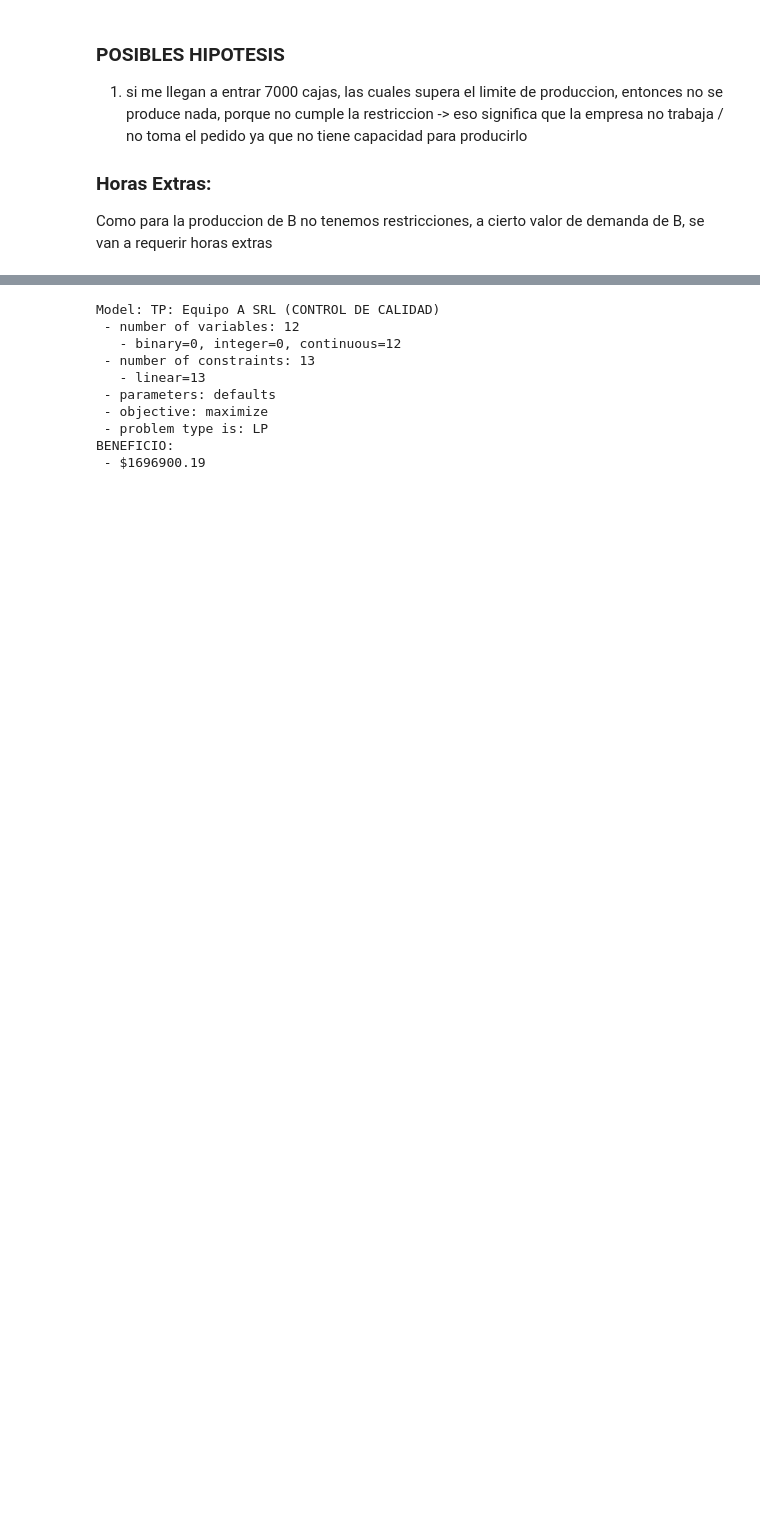
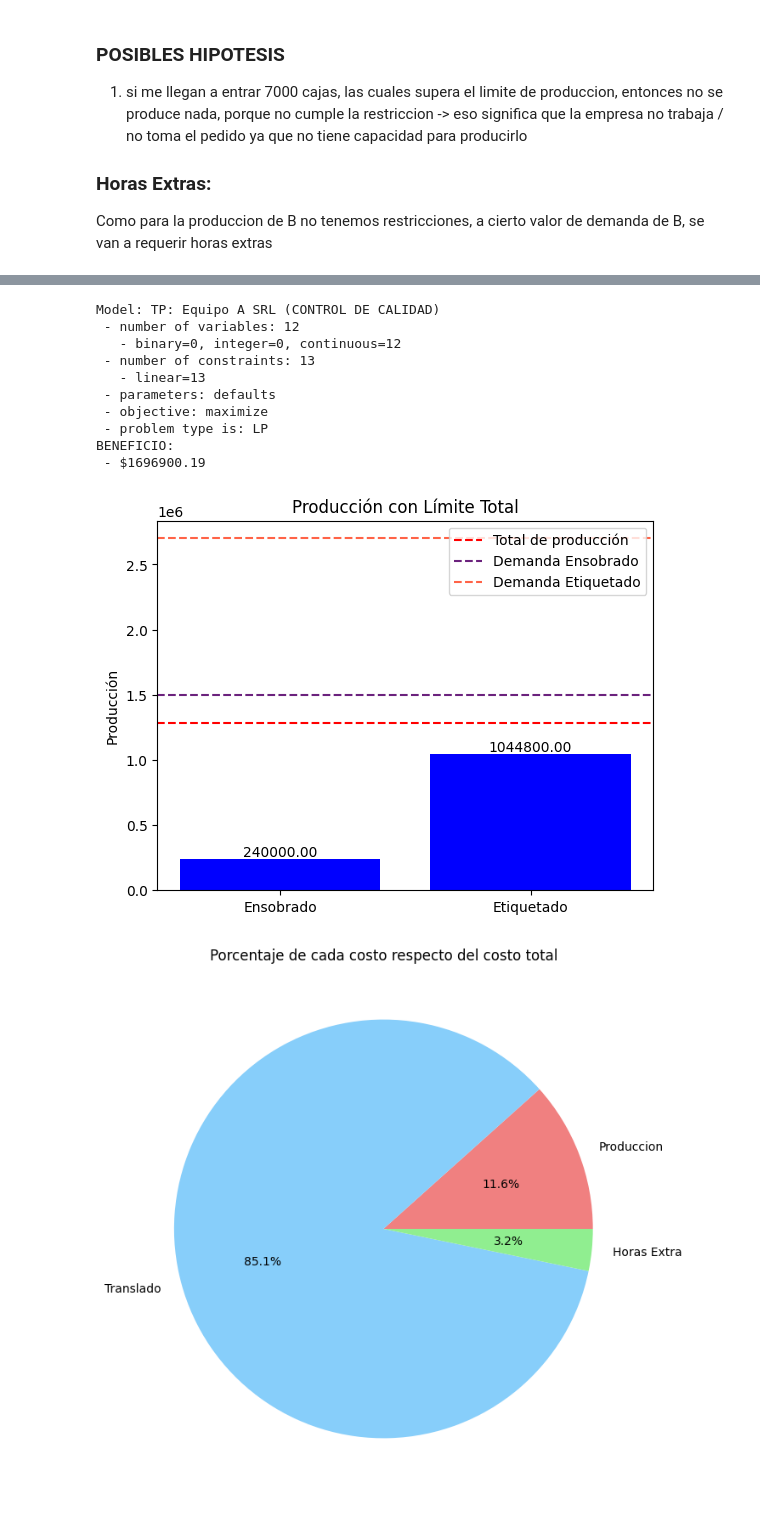
Before and after one commit to santiagojorda/FIUBA-modelos-y-optimizacion-tpg, a Jupyter notebook: TP/TP.ipynb, the cells around one changed output, grey strips where cells are left out. Drawn from its saved outputs; the diff is of its cells as text; code cells hidden in the pictures; blank space fills up the shorter version.

```diff
--- a/TP/TP.ipynb
+++ b/TP/TP.ipynb
@@ -375,70 +271,11 @@ mdl2 = Model(name="TP: Equipo A SRL (NUEVO PRODUCTO)")
 # %%
-#Servicios
-A = "Ensobrado"
-B = "Etiquetado"
-servicios = [A, B]
-M1 = "Maquina 1"
-maquinas = [M1]
-LIMITES_PRODUCCION = {
-    A: 1_500_000,
-    B: 1_700_000,
+# Reparacion
+PORCENTAJE_RECHAZO_MAQUINA = {
+    M1: 0.02 #0.02
 }
+COSTO_REPARACION_SOBRES = 1.2 # 1.2
 
-PRECIO_VENTA = {
-    A: 3.20,
-    B: 1.28,
-}
 
-PRECIO_CAJAS = 15
-CAPACIDAD_CAJA = {
-    A: 300,
-    B: 450
-} # Cantidad que entra por cada caja que compro del producto
-
-# Maquina
-LIMITE_HORAS_MAQUINA = {
-    M1: 48
-}
-PRODUCCION_MAQUINA = {
-    M1: 5_000 # Cantidad que puede doblar en una hora
-}
-
-PORCENTAJE_RECHAZO_MAQUINA = {
-    M1: 0.02
-}
-
-# Horas hombre
-PERSONAL = 13
-DIAS_LABORABLES = 24
-HORAS_BASE = 8
-LIMITE_HORAS_HOMBRE = HORAS_BASE*DIAS_LABORABLES*PERSONAL
-PRODUCCION_HORA = {
-    A: 600,
-    B: 800
-}
-REPARACION_HORA = { # cantidad de reparaciones por hora
-    A: 100
-}
-PRECIO_HORA_EXTRA = 50
-PRECIO_CAPACIDAD_OCIOSA = 150
-
-# Translado
-PRECIO_TRANSLADO = {
-    A: 10_000
-}
-CAPACIDAD_TRANSLADO = {
-    A: 7_000
-}
-
-PERSONAL_NECESARIO_MAQUINA = {
-    M1: 2
-}
-
-# Reparacion
-COSTO_REPARACION_SOBRES = 1.2
-
-MAX_CANTIDAD_HORAS_EXTRA_PERSONA = 20
-MAX_HORAS_EXTRA_PERSONAL = PERSONAL * MAX_CANTIDAD_HORAS_EXTRA_PERSONA
 
 # --- Modelo 3
 
@@ -491,30 +328,40 @@ mdl3.add_constraint(rechazados_por_maquina == horas_reparacion_sobres * REPARACI
 #-- Max Horas extra --
 mdl3.add_constraint(horas_extra <= MAX_HORAS_EXTRA_PERSONAL)
 
 
 ingresos = mdl3.sum(PRECIO_VENTA[servicio]*producido[servicio] for servicio in servicios)
 
 costos_materia_prima = mdl3.sum(PRECIO_CAJAS*cantidad_cajas[servicio] for servicio in servicios)
 costo_horas_extra = horas_extra*PRECIO_HORA_EXTRA
 costo_capacidad_ociosa = capacidad_ociosa*PRECIO_CAPACIDAD_OCIOSA
 costo_translado = cantidad_translados*PRECIO_TRANSLADO[A]
 costo_reparado = rechazados_por_maquina * COSTO_REPARACION_SOBRES
 
 costos = costos_materia_prima + costo_horas_extra + costo_capacidad_ociosa + costo_translado + costo_reparado
 
 beneficio = ingresos - costos
 mdl3.maximize(beneficio)
 
+
 # Imprimir la solución
 imprimir_solucion(mdl3)
+costos_totales = {
+    "materia_prima": costos_materia_prima,
+    "horas_extra": costo_horas_extra,
+    "capacidad_ociosa": costo_capacidad_ociosa,
+    "translado": costo_translado
+}
+imprimir_graficos(mdl3, servicios, producido, costos_totales, LIMITES_PRODUCCION)
 # %% [output]
 Model: TP: Equipo A SRL (CONTROL DE CALIDAD)
  - number of variables: 12
    - binary=0, integer=0, continuous=12
  - number of constraints: 13
    - linear=13
  - parameters: defaults
  - objective: maximize
  - problem type is: LP
 BENEFICIO:
  - $1696900.19
+[figure, added]
+[figure, added]
```
Also changed, not shown: parts of 11 cells of this notebook, 1 other file.
